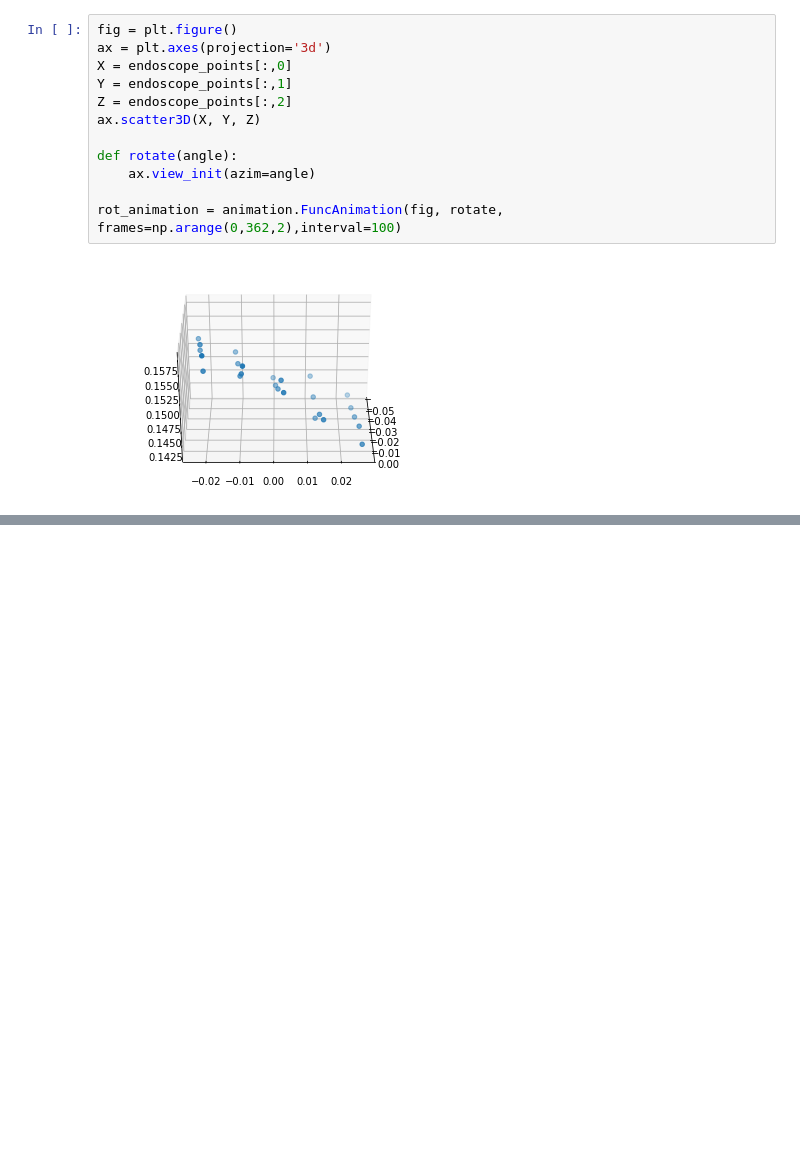
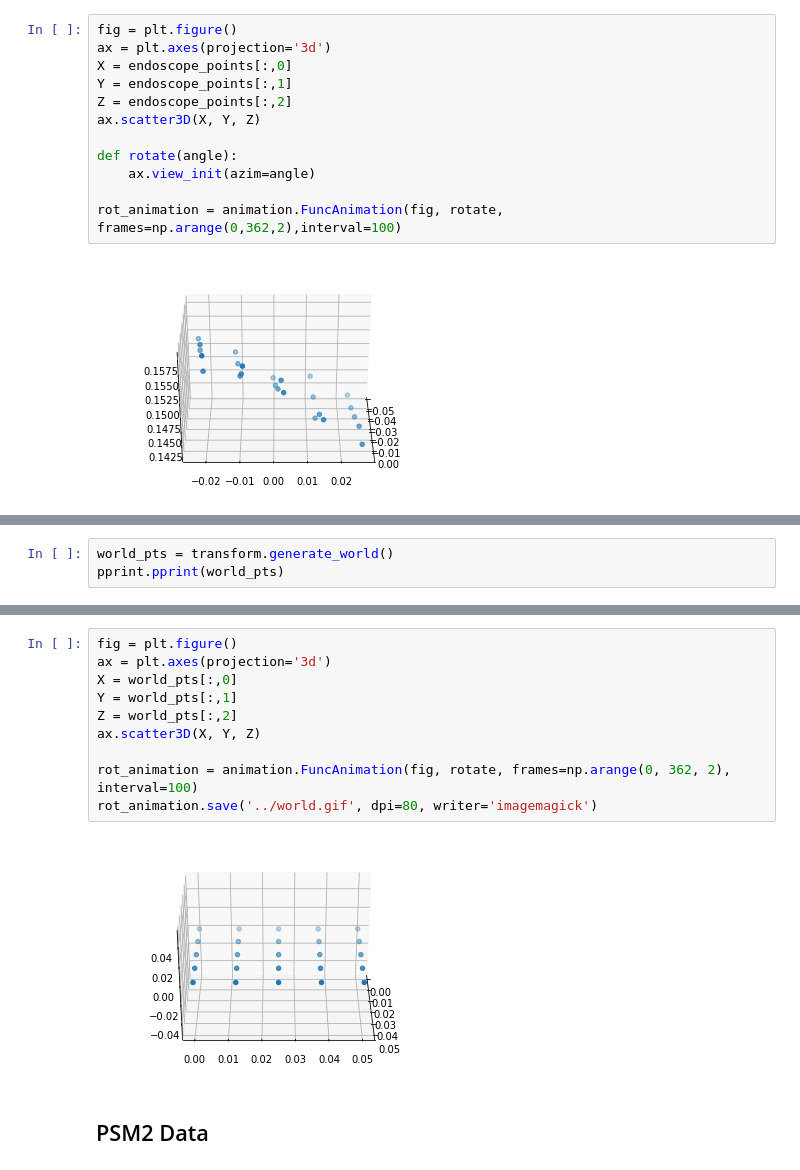
Before and after one commit to priyasundaresan/priya-dvrk-test, a Jupyter notebook: Visualize Coordinates.ipynb, the cells around one changed output, grey strips where cells are left out. Cells and saved outputs as stored; diff of their text form; blank space fills up the shorter version.

Commit message:
Added new visualizations to ipython notebook

```diff
--- a/Visualize Coordinates.ipynb
+++ b/Visualize Coordinates.ipynb
@@ -44,0 +52,3 @@ rot_animation = animation.FuncAnimation(fig, rotate, frames=np.arange(0,362,2),i
+# %%
+world_pts = transform.generate_world()
+pprint.pprint(world_pts)
@@ -44,0 +73,14 @@ rot_animation = animation.FuncAnimation(fig, rotate, frames=np.arange(0,362,2),i
+# %%
+fig = plt.figure()
+ax = plt.axes(projection='3d')
+X = world_pts[:,0]
+Y = world_pts[:,1]
+Z = world_pts[:,2]
+ax.scatter3D(X, Y, Z)
+
+rot_animation = animation.FuncAnimation(fig, rotate, frames=np.arange(0, 362, 2), interval=100)
+rot_animation.save('../world.gif', dpi=80, writer='imagemagick')
+# %% [output]
+[figure, added]
+# %% [markdown]
+## PSM2 Data
```
Also changed, not shown: parts of 15 cells of this notebook.
